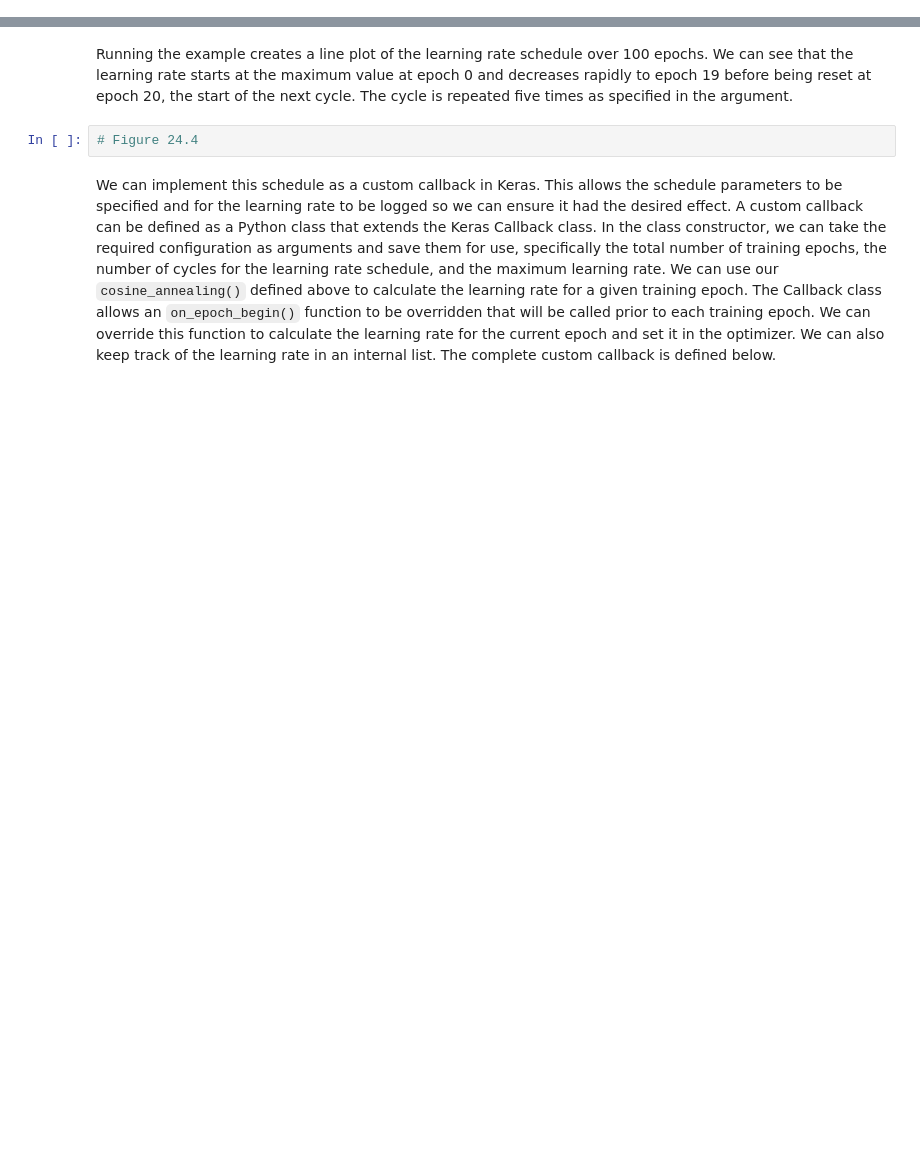
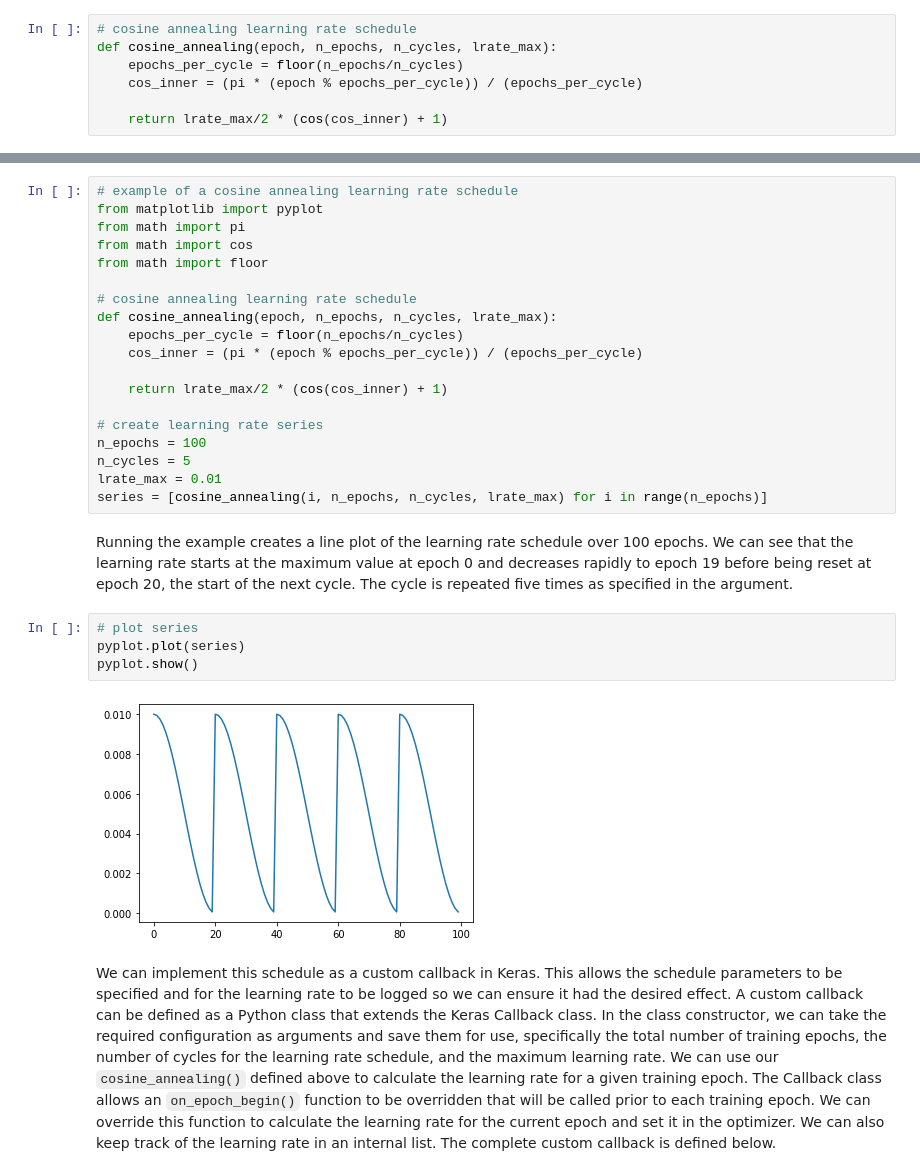
Before and after one commit to Deep-Learning-Challenge/challenge-notebooks, a Jupyter notebook: 4.Advanced Topics/3.Better Predictions/5. Cyclic Learning Rate and Snapshot Ensembles.ipynb, the cells around one changed output, grey strips where cells are left out. Cells and saved outputs as stored; diff of their text form; blank space fills up the shorter version.

```diff
--- a/4.Advanced Topics/3.Better Predictions/5. Cyclic Learning Rate and Snapshot Ensembles.ipynb
+++ b/4.Advanced Topics/3.Better Predictions/5. Cyclic Learning Rate and Snapshot Ensembles.ipynb
@@ -230,2 +228,9 @@ Where `a(t)` is the learning rate at epoch `t,` `a0` is the maximum learning rat
+# %%
+# cosine annealing learning rate schedule
+def cosine_annealing(epoch, n_epochs, n_cycles, lrate_max):
+    epochs_per_cycle = floor(n_epochs/n_cycles)
+    cos_inner = (pi * (epoch % epochs_per_cycle)) / (epochs_per_cycle)
+
+    return lrate_max/2 * (cos(cos_inner) + 1)
 # %% [markdown]
 We can test this implementation by plotting the learning rate over 100 epochs with five cycles (e.g., 20 epochs long) and a maximum learning rate of 0.01. The complete example is listed below.
@@ -234,6 +237,29 @@ We can test this implementation by plotting the learning rate over 100 epochs wi
+# %%
+# example of a cosine annealing learning rate schedule
+from matplotlib import pyplot
+from math import pi
+from math import cos
+from math import floor
+
+# cosine annealing learning rate schedule
+def cosine_annealing(epoch, n_epochs, n_cycles, lrate_max):
+    epochs_per_cycle = floor(n_epochs/n_cycles)
+    cos_inner = (pi * (epoch % epochs_per_cycle)) / (epochs_per_cycle)
+
+    return lrate_max/2 * (cos(cos_inner) + 1)
+
+# create learning rate series
+n_epochs = 100
+n_cycles = 5
+lrate_max = 0.01
+series = [cosine_annealing(i, n_epochs, n_cycles, lrate_max) for i in range(n_epochs)]
 # %% [markdown]
 Running the example creates a line plot of the learning rate schedule over 100 epochs. We can see that the learning rate starts at the maximum value at epoch 0 and decreases rapidly to epoch 19 before being reset at epoch 20, the start of the next cycle. The cycle is repeated five times as specified in the argument.
-# %%
-# Figure 24.4
+# %%
+# plot series
+pyplot.plot(series)
+pyplot.show()
+# %% [output]
+[figure, added]
 # %% [markdown]
 We can implement this schedule as a custom callback in Keras. This allows the schedule parameters to be specified and for the learning rate to be logged so we can ensure it had the desired effect. A custom callback can be defined as a Python class that extends the Keras Callback class. In the class constructor, we can take the required configuration as arguments and save them for use, specifically the total number of training epochs, the number of cycles for the learning rate schedule, and the maximum learning rate. We can use our `cosine_annealing()` defined above to calculate the learning rate for a given training epoch. The Callback class allows an `on_epoch_begin()` function to be overridden that will be called prior to each training epoch. We can override this function to calculate the learning rate for the current epoch and set it in the optimizer. We can also keep track of the learning rate in an internal list. The complete custom callback is defined below.
```
Also changed, not shown: parts of 45 cells of this notebook, 4 other files.
